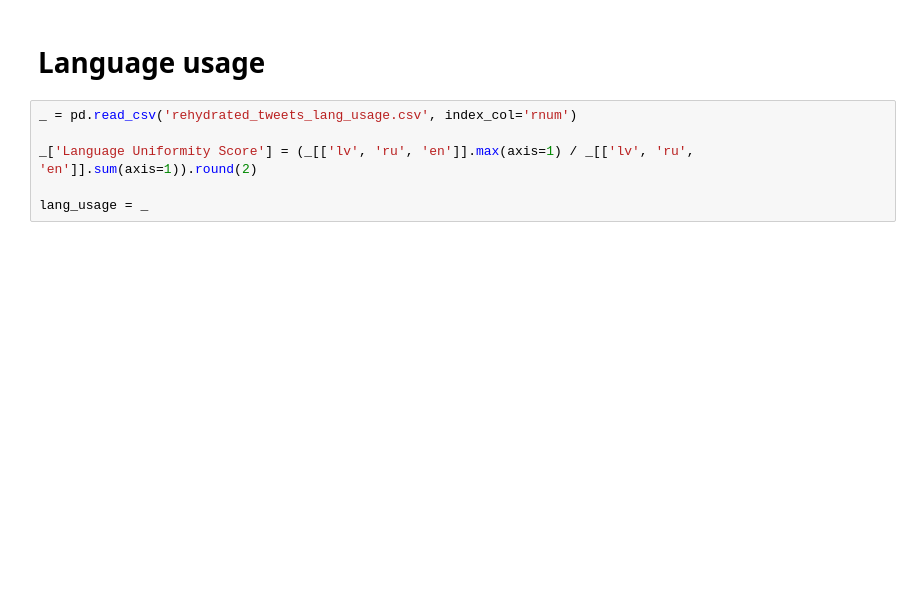
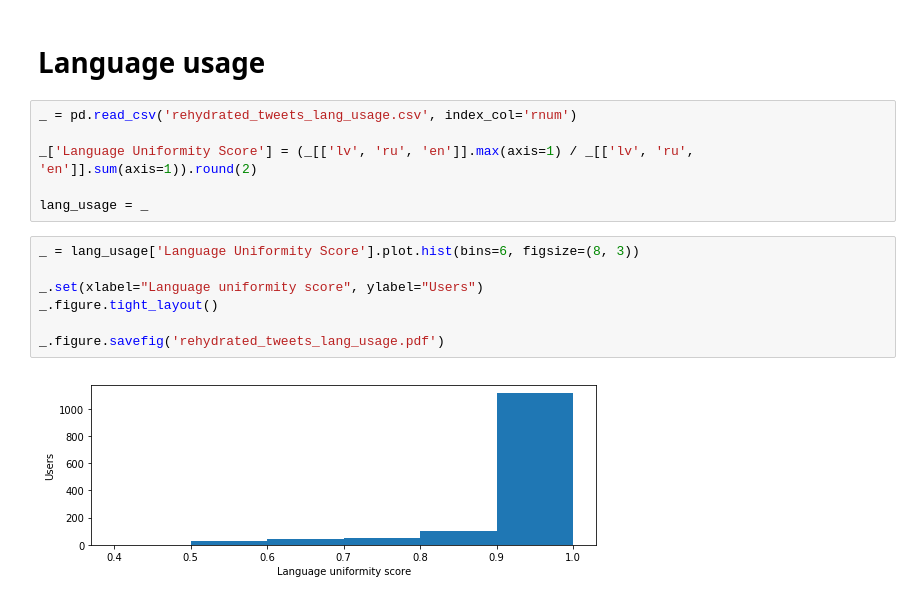
Before and after one commit to dimazest/2018-lv2, a Jupyter notebook: supplement/notebook.ipynb, the cells around one changed output. Saved outputs shown, nothing was run; the diff lists cells and outputs as text; blank space fills up the shorter version.

```diff
--- a/supplement/notebook.ipynb
+++ b/supplement/notebook.ipynb
@@ -47,4 +47,13 @@ _ = pd.read_csv('rehydrated_tweets_lang_usage.csv', index_col='rnum')
 _['Language Uniformity Score'] = (_[['lv', 'ru', 'en']].max(axis=1) / _[['lv', 'ru', 'en']].sum(axis=1)).round(2)
 
 lang_usage = _
+# %%
+_ = lang_usage['Language Uniformity Score'].plot.hist(bins=6, figsize=(8, 3))
+
+_.set(xlabel="Language uniformity score", ylabel="Users")
+_.figure.tight_layout()
+
+_.figure.savefig('rehydrated_tweets_lang_usage.pdf')
+# %% [output]
+[figure, added]
 # %%
```
Also changed, not shown: parts of 12 cells of this notebook, 2 other files.
